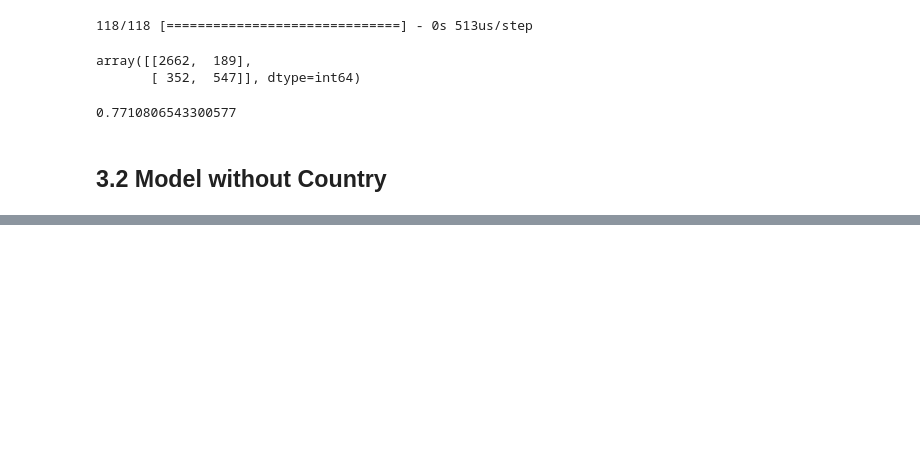
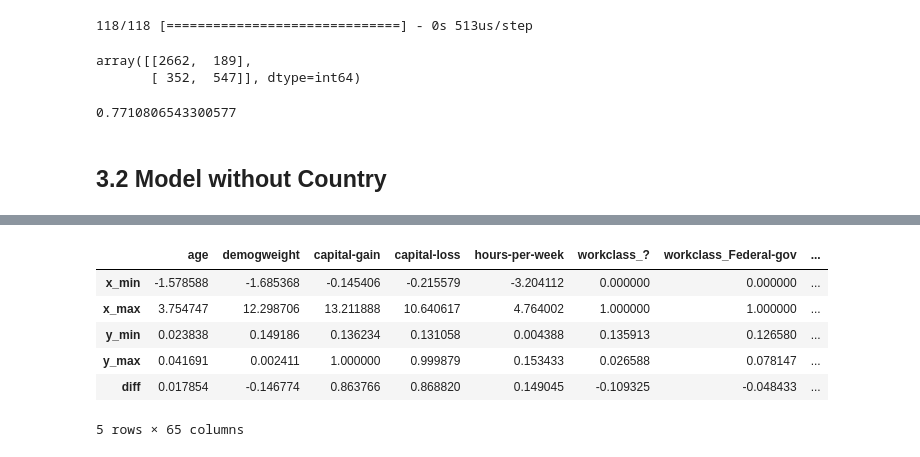
Before and after one commit to MiracleSkyHawk/RSM8413_GA3, a Jupyter notebook: GA3_8413.ipynb, the cells around one changed output, grey strips where cells are left out. Cells and saved outputs as stored; diff of their text form; code cells hidden in the pictures; blank space fills up the shorter version.

```diff
--- a/GA3_8413.ipynb
+++ b/GA3_8413.ipynb
@@ -488,7 +487,7 @@ X_train_wo_country.shape, X_test_wo_country.shape, y_train_wo_country.shape, y_t
 # Function that creates the model
 def create_model_wo_country(neurons=1, optimizer='rmsprop', batch_size=None, kernel_initializer = 'uniform', activation='relu'):
     model = Sequential()
-    model.add(Dense(neurons, input_dim=66, kernel_initializer=kernel_initializer,
+    model.add(Dense(neurons, input_dim=65, kernel_initializer=kernel_initializer,
                     activation=activation))
     model.add(Dense(1, kernel_initializer=kernel_initializer,
                     activation='sigmoid'))
@@ -582,7 +581,7 @@ kernel_initializer = 'uniform'
 activation='relu'
 
 model_test_wo_country = Sequential()
-model_test_wo_country.add(Dense(neurons, input_dim=66, kernel_initializer=kernel_initializer,
+model_test_wo_country.add(Dense(neurons, input_dim=65, kernel_initializer=kernel_initializer,
                 activation=activation))
 model_test_wo_country.add(Dense(1, kernel_initializer=kernel_initializer,
                 activation='sigmoid'))
@@ -871,0 +690,13 @@ train.head()
+# %%
+sensitivity_df = pd.DataFrame(sensitivity_dict)
+sensitivity_df = sensitivity_df.rename(columns={0:'age', 1:'demogweight', 2:'capital-gain',
+                               3:'capital-loss', 4:'hours-per-week'})
+sensitivity_df
+# %% [output]
+|  | age | demogweight | capital-gain | capital-loss | hours-per-week | workclass_? | workclass_Federal-gov | ... |
+| x_min | -1.578588 | -1.685368 | -0.145406 | -0.215579 | -3.204112 | 0.000000 | 0.000000 | ... |
+| x_max | 3.754747 | 12.298706 | 13.211888 | 10.640617 | 4.764002 | 1.000000 | 1.000000 | ... |
+| y_min | 0.023838 | 0.149186 | 0.136234 | 0.131058 | 0.004388 | 0.135913 | 0.126580 | ... |
+| y_max | 0.041691 | 0.002411 | 1.000000 | 0.999879 | 0.153433 | 0.026588 | 0.078147 | ... |
+| diff | 0.017854 | -0.146774 | 0.863766 | 0.868820 | 0.149045 | -0.109325 | -0.048433 | ... |
+5 rows × 65 columns
```
Also changed, not shown: parts of 110 cells of this notebook, 2 other files.
